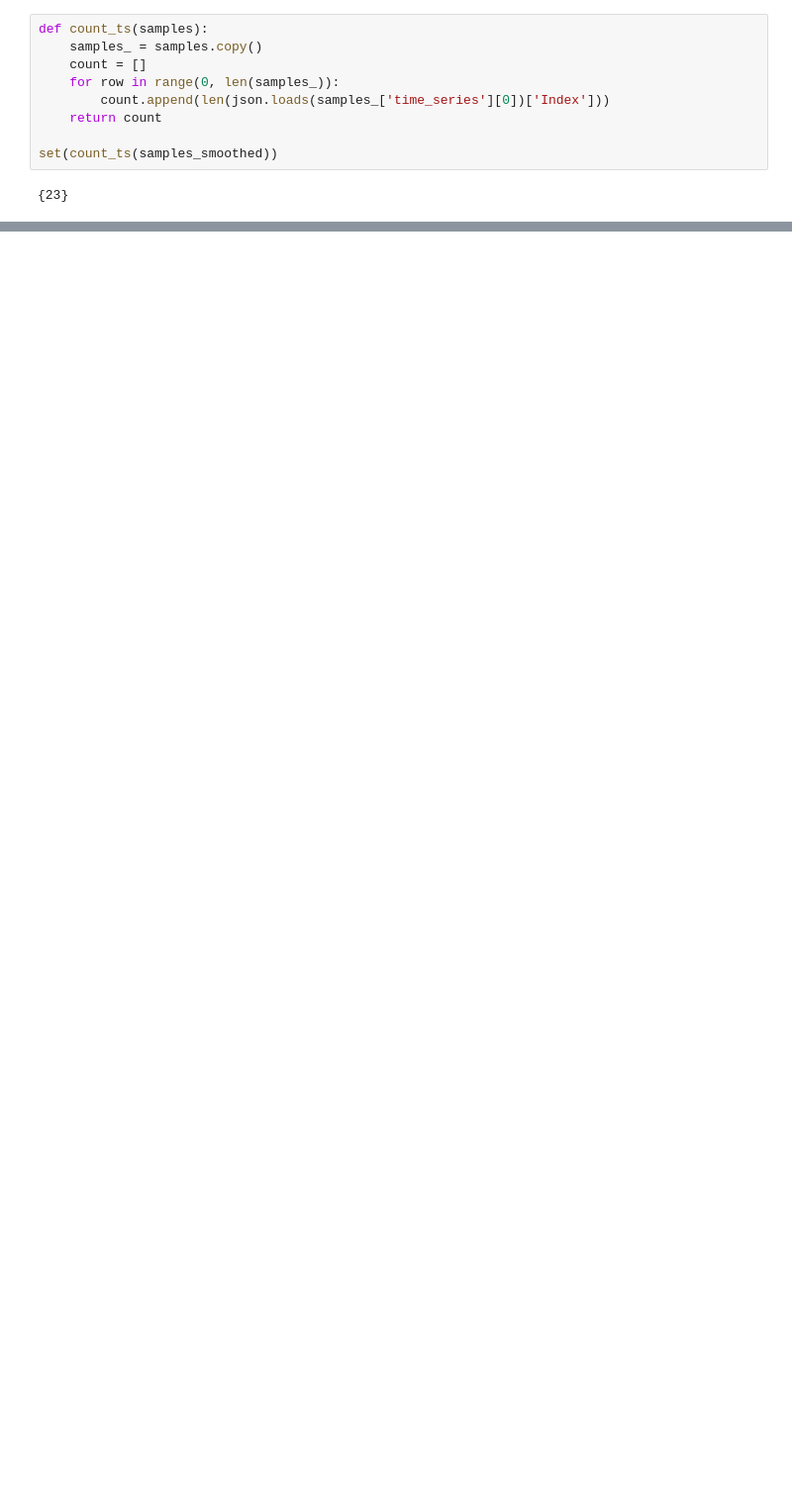
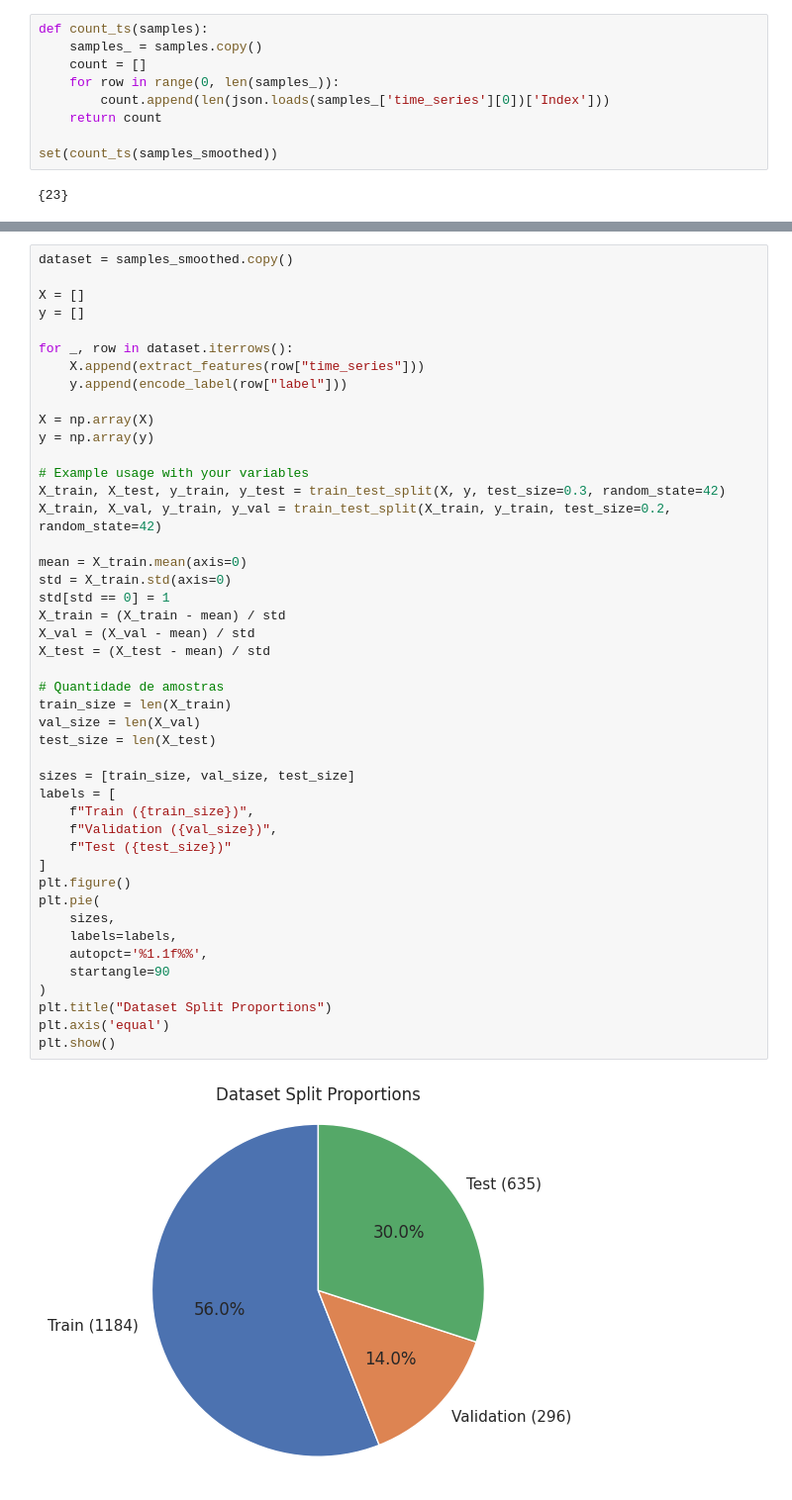
Before and after one commit to AbnerErnaniADSFatec/sbj_grad_neurocomputing_sources, a Jupyter notebook: trabalho_final/trabalho_final.ipynb, the cells around one changed output, grey strips where cells are left out. Shown at 99% size. Cells and saved outputs as stored; diff of their text form; blank space fills up the shorter version.

```diff
--- a/trabalho_final/trabalho_final.ipynb
+++ b/trabalho_final/trabalho_final.ipynb
@@ -389,0 +475,47 @@ plot_distribution(samples=samples_smoothed)
+# %%
+dataset = samples_smoothed.copy()
+
+X = []
+y = []
+
+for _, row in dataset.iterrows():
+    X.append(extract_features(row["time_series"]))
+    y.append(encode_label(row["label"]))
+
+X = np.array(X)
+y = np.array(y)
+
+# Example usage with your variables
+X_train, X_test, y_train, y_test = train_test_split(X, y, test_size=0.3, random_state=42)
+X_train, X_val, y_train, y_val = train_test_split(X_train, y_train, test_size=0.2, random_state=42)
+
+mean = X_train.mean(axis=0)
+std = X_train.std(axis=0)
+std[std == 0] = 1
+X_train = (X_train - mean) / std
+X_val = (X_val - mean) / std
+X_test = (X_test - mean) / std
+
+# Quantidade de amostras
+train_size = len(X_train)
+val_size = len(X_val)
+test_size = len(X_test)
+
+sizes = [train_size, val_size, test_size]
+labels = [
+    f"Train ({train_size})",
+    f"Validation ({val_size})",
+    f"Test ({test_size})"
+]
+plt.figure()
+plt.pie(
+    sizes,
+    labels=labels,
+    autopct='%1.1f%%',
+    startangle=90
+)
+plt.title("Dataset Split Proportions")
+plt.axis('equal')
+plt.show()
+# %% [output]
+[figure, added]
```
Also changed, not shown: parts of 29 cells of this notebook, 11 other files.
